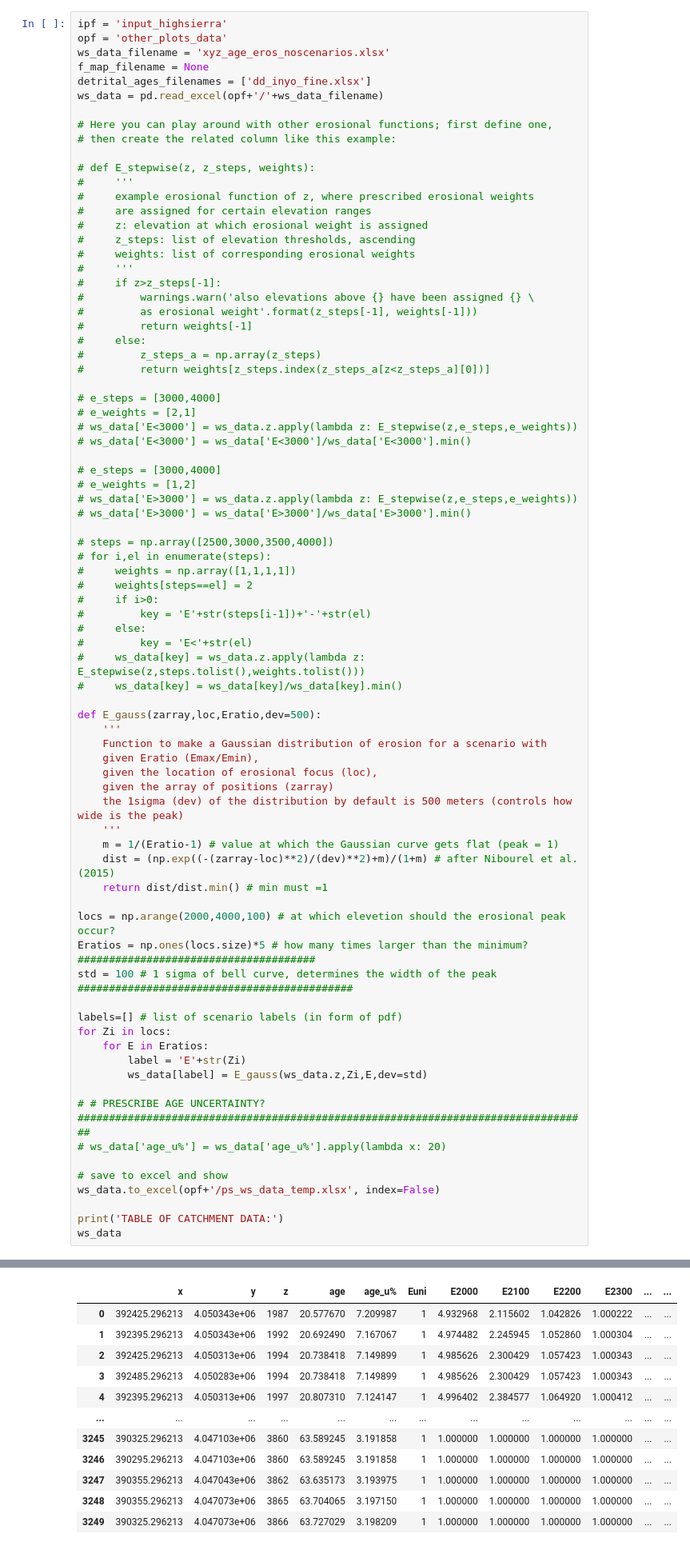
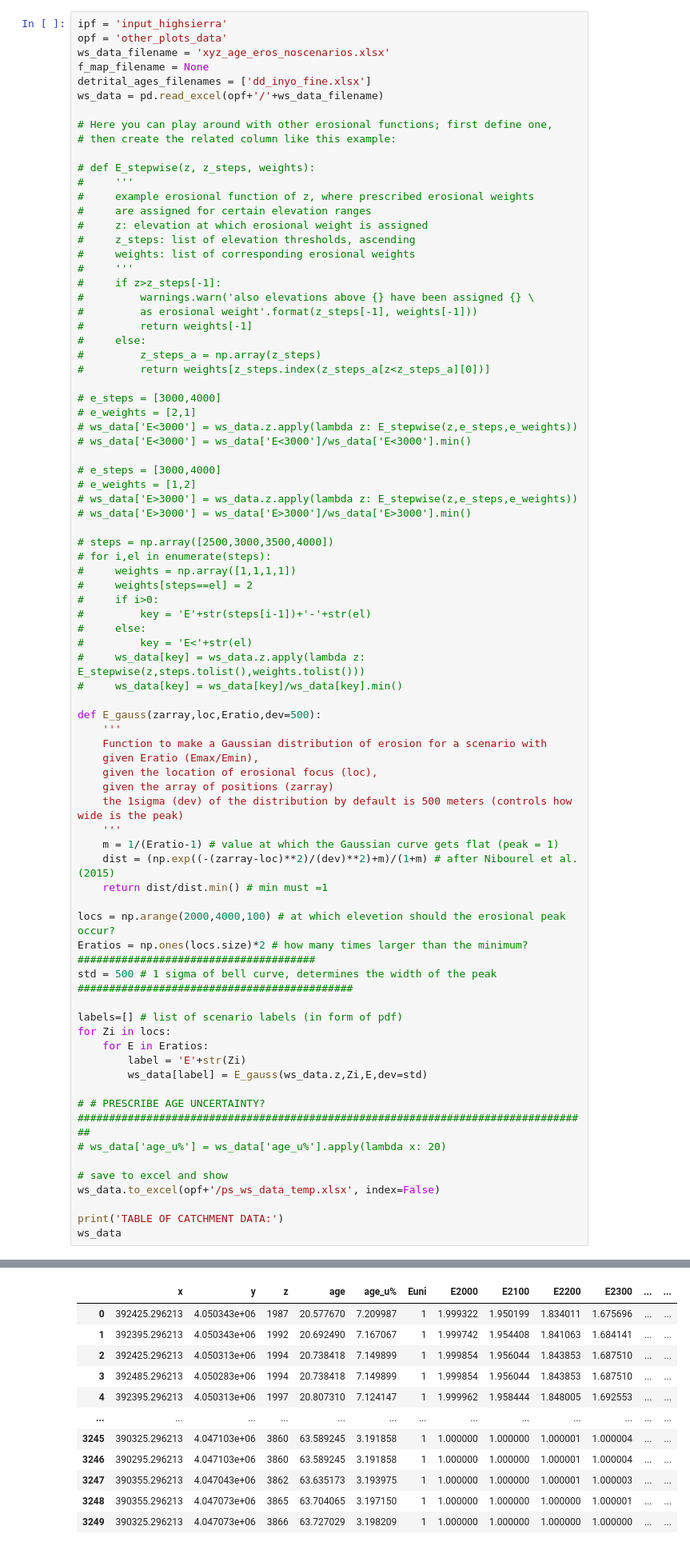
Before and after one commit to toddehlers/ESD_thermotrace, a Jupyter notebook: parameter_study.ipynb, the cells around one changed output, grey strips where cells are left out. Shown at 80% size. Saved outputs shown, nothing was run; the diff lists cells and outputs as text.

```diff
--- a/parameter_study.ipynb
+++ b/parameter_study.ipynb
@@ -67,45 +67,45 @@ def E_gauss(zarray,loc,Eratio,dev=500):
     '''
     Function to make a Gaussian distribution of erosion for a scenario with
     given Eratio (Emax/Emin),
     given the location of erosional focus (loc),
     given the array of positions (zarray)
     the 1sigma (dev) of the distribution by default is 500 meters (controls how wide is the peak)
     '''
     m = 1/(Eratio-1) # value at which the Gaussian curve gets flat (peak = 1)
     dist = (np.exp((-(zarray-loc)**2)/(dev)**2)+m)/(1+m) # after Nibourel et al. (2015)
     return dist/dist.min() # min must =1
 
 locs = np.arange(2000,4000,100) # at which elevetion should the erosional peak occur?
-Eratios = np.ones(locs.size)*5 # how many times larger than the minimum? ######################################
-std = 100 # 1 sigma of bell curve, determines the width of the peak ############################################
+Eratios = np.ones(locs.size)*2 # how many times larger than the minimum? ######################################
+std = 500 # 1 sigma of bell curve, determines the width of the peak ############################################
 
 labels=[] # list of scenario labels (in form of pdf)
 for Zi in locs:
     for E in Eratios:
         label = 'E'+str(Zi)
         ws_data[label] = E_gauss(ws_data.z,Zi,E,dev=std)
 
 # # PRESCRIBE AGE UNCERTAINTY? ##################################################################################
 # ws_data['age_u%'] = ws_data['age_u%'].apply(lambda x: 20)
 
 # save to excel and show
 ws_data.to_excel(opf+'/ps_ws_data_temp.xlsx', index=False)
 
 print('TABLE OF CATCHMENT DATA:')
 ws_data
 # %% [output]
 TABLE OF CATCHMENT DATA:
 |  | x | y | z | age | age_u% | Euni | E2000 | E2100 | E2200 | E2300 | ... | ... |
-| 0 | 392425.296213 | 4.050343e+06 | 1987 | 20.577670 | 7.209987 | 1 | 4.932968 | 2.115602 | 1.042826 | 1.000222 | ... | ... |
-| 1 | 392395.296213 | 4.050343e+06 | 1992 | 20.692490 | 7.167067 | 1 | 4.974482 | 2.245945 | 1.052860 | 1.000304 | ... | ... |
-| 2 | 392425.296213 | 4.050313e+06 | 1994 | 20.738418 | 7.149899 | 1 | 4.985626 | 2.300429 | 1.057423 | 1.000343 | ... | ... |
-| 3 | 392485.296213 | 4.050283e+06 | 1994 | 20.738418 | 7.149899 | 1 | 4.985626 | 2.300429 | 1.057423 | 1.000343 | ... | ... |
-| 4 | 392395.296213 | 4.050313e+06 | 1997 | 20.807310 | 7.124147 | 1 | 4.996402 | 2.384577 | 1.064920 | 1.000412 | ... | ... |
+| 0 | 392425.296213 | 4.050343e+06 | 1987 | 20.577670 | 7.209987 | 1 | 1.999322 | 1.950199 | 1.834011 | 1.675696 | ... | ... |
+| 1 | 392395.296213 | 4.050343e+06 | 1992 | 20.692490 | 7.167067 | 1 | 1.999742 | 1.954408 | 1.841063 | 1.684141 | ... | ... |
+| 2 | 392425.296213 | 4.050313e+06 | 1994 | 20.738418 | 7.149899 | 1 | 1.999854 | 1.956044 | 1.843853 | 1.687510 | ... | ... |
+| 3 | 392485.296213 | 4.050283e+06 | 1994 | 20.738418 | 7.149899 | 1 | 1.999854 | 1.956044 | 1.843853 | 1.687510 | ... | ... |
+| 4 | 392395.296213 | 4.050313e+06 | 1997 | 20.807310 | 7.124147 | 1 | 1.999962 | 1.958444 | 1.848005 | 1.692553 | ... | ... |
 | ... | ... | ... | ... | ... | ... | ... | ... | ... | ... | ... | ... | ... |
-| 3245 | 390325.296213 | 4.047103e+06 | 3860 | 63.589245 | 3.191858 | 1 | 1.000000 | 1.000000 | 1.000000 | 1.000000 | ... | ... |
-| 3246 | 390295.296213 | 4.047103e+06 | 3860 | 63.589245 | 3.191858 | 1 | 1.000000 | 1.000000 | 1.000000 | 1.000000 | ... | ... |
-| 3247 | 390355.296213 | 4.047043e+06 | 3862 | 63.635173 | 3.193975 | 1 | 1.000000 | 1.000000 | 1.000000 | 1.000000 | ... | ... |
-| 3248 | 390355.296213 | 4.047073e+06 | 3865 | 63.704065 | 3.197150 | 1 | 1.000000 | 1.000000 | 1.000000 | 1.000000 | ... | ... |
+| 3245 | 390325.296213 | 4.047103e+06 | 3860 | 63.589245 | 3.191858 | 1 | 1.000000 | 1.000000 | 1.000001 | 1.000004 | ... | ... |
+| 3246 | 390295.296213 | 4.047103e+06 | 3860 | 63.589245 | 3.191858 | 1 | 1.000000 | 1.000000 | 1.000001 | 1.000004 | ... | ... |
+| 3247 | 390355.296213 | 4.047043e+06 | 3862 | 63.635173 | 3.193975 | 1 | 1.000000 | 1.000000 | 1.000001 | 1.000003 | ... | ... |
+| 3248 | 390355.296213 | 4.047073e+06 | 3865 | 63.704065 | 3.197150 | 1 | 1.000000 | 1.000000 | 1.000000 | 1.000001 | ... | ... |
 | 3249 | 390325.296213 | 4.047073e+06 | 3866 | 63.727029 | 3.198209 | 1 | 1.000000 | 1.000000 | 1.000000 | 1.000000 | ... | ... |
 3250 rows × 26 columns
 # %% [markdown]
```
Also changed, not shown: parts of 2 cells of this notebook, 2 other files.
